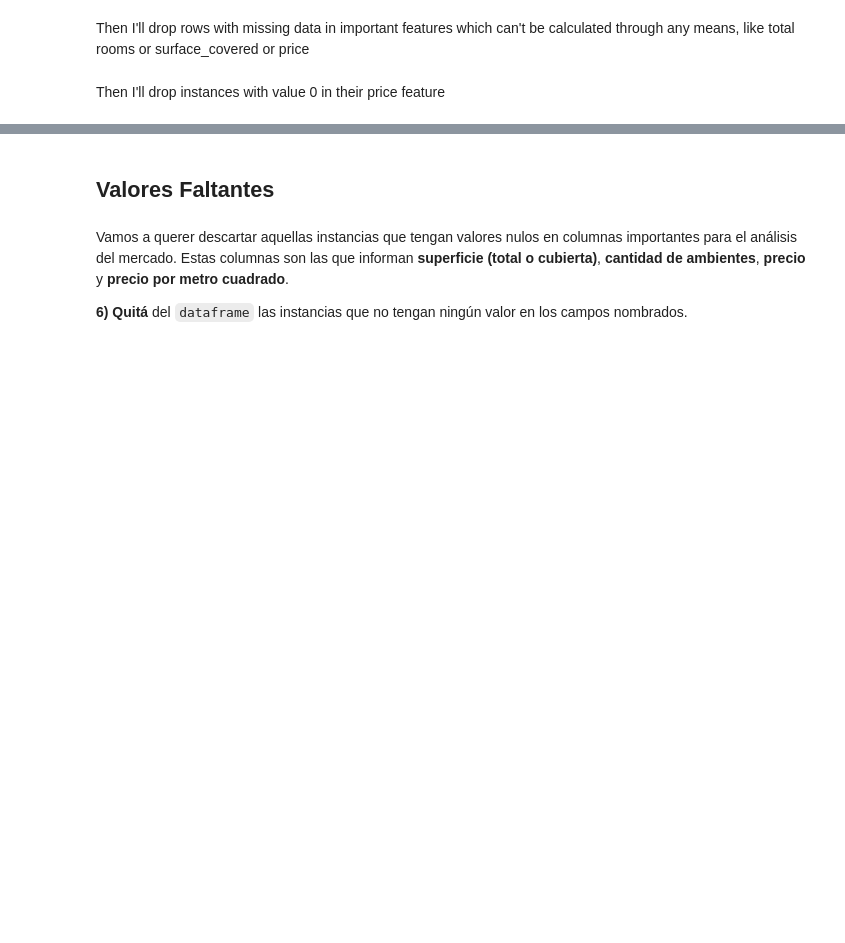
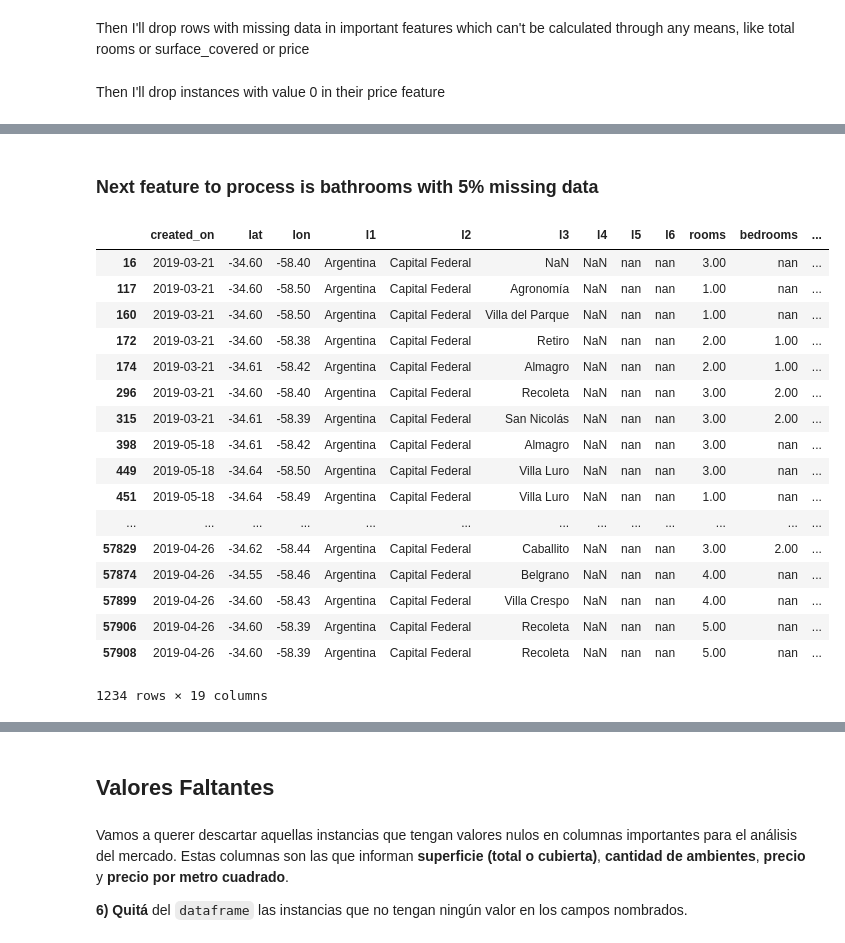
Before and after one commit to mhermida-lab/RealEstate_price_prediction, a Jupyter notebook: Data_analysis.ipynb, the cells around one changed output, grey strips where cells are left out. Saved outputs shown, nothing was run; the diff lists cells and outputs as text; code cells hidden in the pictures; blank space fills up the shorter version.

```diff
--- a/Data_analysis.ipynb
+++ b/Data_analysis.ipynb
@@ -138 +192,25 @@ max     787878780.00
 Name: ars_price, dtype: float64
+# %% [markdown]
+### Next feature to process is bathrooms with 5% missing data
+# %%
+bathrooms = df.loc[df['bathrooms'].isna(), :]
+bathrooms
+# %% [output]
+|  | created_on | lat | lon | l1 | l2 | l3 | l4 | l5 | l6 | rooms | bedrooms | ... |
+| 16 | 2019-03-21 | -34.60 | -58.40 | Argentina | Capital Federal | NaN | NaN | nan | nan | 3.00 | nan | ... |
+| 117 | 2019-03-21 | -34.60 | -58.50 | Argentina | Capital Federal | Agronomía | NaN | nan | nan | 1.00 | nan | ... |
+| 160 | 2019-03-21 | -34.60 | -58.50 | Argentina | Capital Federal | Villa del Parque | NaN | nan | nan | 1.00 | nan | ... |
+| 172 | 2019-03-21 | -34.60 | -58.38 | Argentina | Capital Federal | Retiro | NaN | nan | nan | 2.00 | 1.00 | ... |
+| 174 | 2019-03-21 | -34.61 | -58.42 | Argentina | Capital Federal | Almagro | NaN | nan | nan | 2.00 | 1.00 | ... |
+| 296 | 2019-03-21 | -34.60 | -58.40 | Argentina | Capital Federal | Recoleta | NaN | nan | nan | 3.00 | 2.00 | ... |
+| 315 | 2019-03-21 | -34.61 | -58.39 | Argentina | Capital Federal | San Nicolás | NaN | nan | nan | 3.00 | 2.00 | ... |
+| 398 | 2019-05-18 | -34.61 | -58.42 | Argentina | Capital Federal | Almagro | NaN | nan | nan | 3.00 | nan | ... |
+| 449 | 2019-05-18 | -34.64 | -58.50 | Argentina | Capital Federal | Villa Luro | NaN | nan | nan | 3.00 | nan | ... |
+| 451 | 2019-05-18 | -34.64 | -58.49 | Argentina | Capital Federal | Villa Luro | NaN | nan | nan | 1.00 | nan | ... |
+| ... | ... | ... | ... | ... | ... | ... | ... | ... | ... | ... | ... | ... |
+| 57829 | 2019-04-26 | -34.62 | -58.44 | Argentina | Capital Federal | Caballito | NaN | nan | nan | 3.00 | 2.00 | ... |
+| 57874 | 2019-04-26 | -34.55 | -58.46 | Argentina | Capital Federal | Belgrano | NaN | nan | nan | 4.00 | nan | ... |
+| 57899 | 2019-04-26 | -34.60 | -58.43 | Argentina | Capital Federal | Villa Crespo | NaN | nan | nan | 4.00 | nan | ... |
+| 57906 | 2019-04-26 | -34.60 | -58.39 | Argentina | Capital Federal | Recoleta | NaN | nan | nan | 5.00 | nan | ... |
+| 57908 | 2019-04-26 | -34.60 | -58.39 | Argentina | Capital Federal | Recoleta | NaN | nan | nan | 5.00 | nan | ... |
+1234 rows × 19 columns
```
Also changed, not shown: parts of 50 cells of this notebook.
